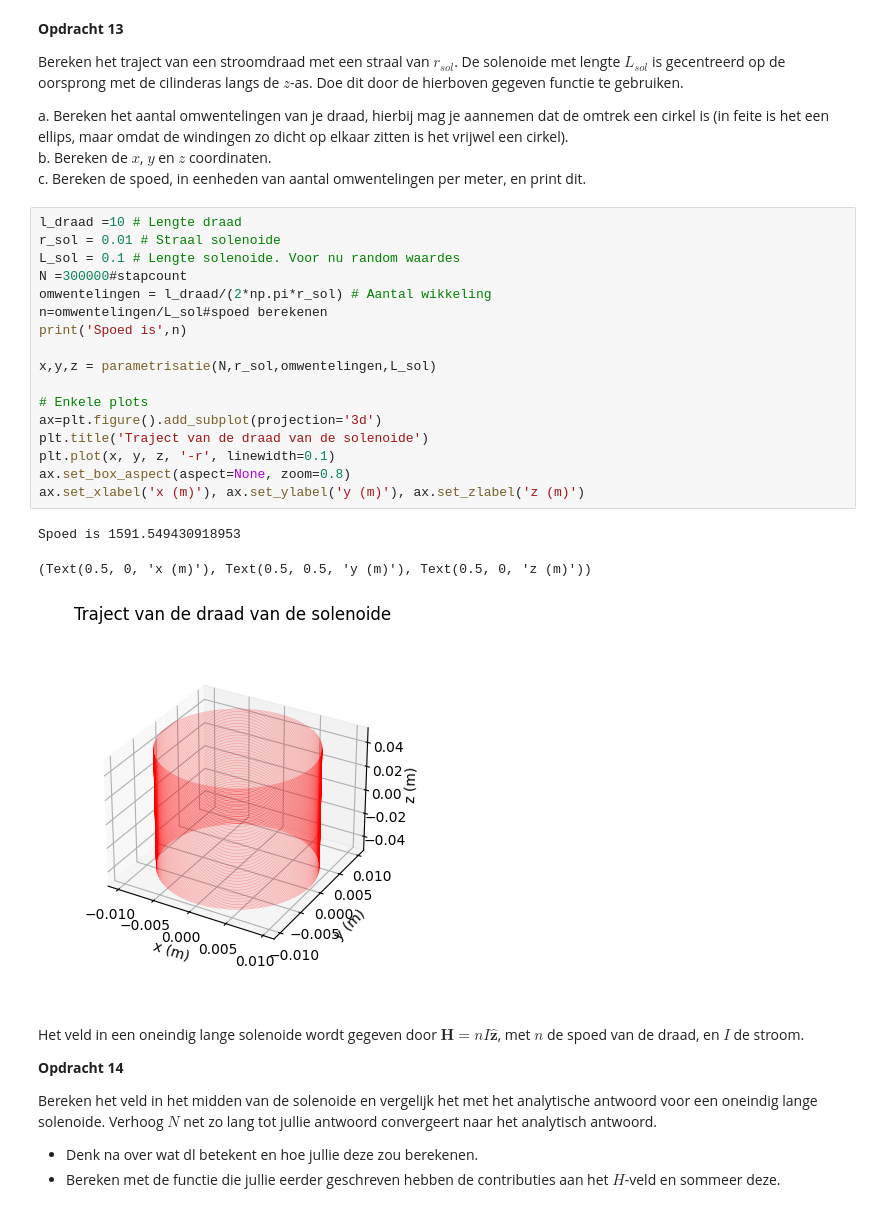
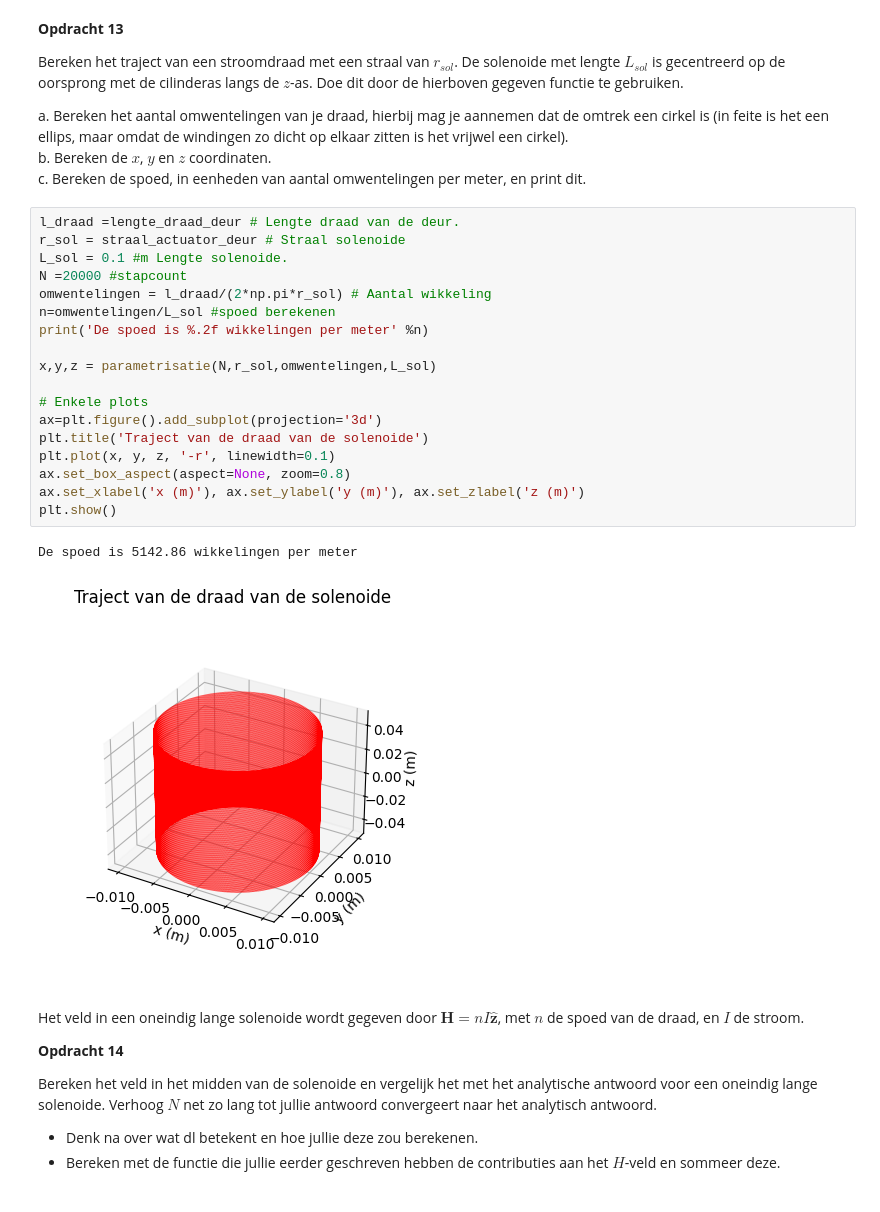
Before and after one commit to BobVill/opdrachten-DEF-D, a Jupyter notebook: KrachtactuatorOpdracht.ipynb, the cells around one changed output. Saved outputs shown, nothing was run; the diff lists cells and outputs as text.

```diff
--- a/KrachtactuatorOpdracht.ipynb
+++ b/KrachtactuatorOpdracht.ipynb
@@ -426,26 +426,26 @@ a. Bereken het aantal omwentelingen van je draad, hierbij mag je aannemen dat de
 b. Bereken de $x$, $y$ en $z$ coordinaten.\
 c. Bereken de spoed, in eenheden van aantal omwentelingen per meter, en print dit.
 # %%
-l_draad =10 # Lengte draad
-r_sol = 0.01 # Straal solenoide
-L_sol = 0.1 # Lengte solenoide. Voor nu random waardes
-N =300000#stapcount
+l_draad =lengte_draad_deur # Lengte draad van de deur.
+r_sol = straal_actuator_deur # Straal solenoide
+L_sol = 0.1 #m Lengte solenoide.
+N =20000 #stapcount
 omwentelingen = l_draad/(2*np.pi*r_sol) # Aantal wikkeling
-n=omwentelingen/L_sol#spoed berekenen
-print('Spoed is',n)
+n=omwentelingen/L_sol #spoed berekenen
+print('De spoed is %.2f wikkelingen per meter' %n)
 
 x,y,z = parametrisatie(N,r_sol,omwentelingen,L_sol)
 
 # Enkele plots
 ax=plt.figure().add_subplot(projection='3d')
 plt.title('Traject van de draad van de solenoide')
 plt.plot(x, y, z, '-r', linewidth=0.1)
 ax.set_box_aspect(aspect=None, zoom=0.8)
 ax.set_xlabel('x (m)'), ax.set_ylabel('y (m)'), ax.set_zlabel('z (m)')
+plt.show()
 # %% [output]
-Spoed is 1591.549430918953
+De spoed is 5142.86 wikkelingen per meter
-(Text(0.5, 0, 'x (m)'), Text(0.5, 0.5, 'y (m)'), Text(0.5, 0, 'z (m)'))
-[figure, old version]
+[figure, new version]
 # %% [markdown]
 Het veld in een oneindig lange solenoide wordt gegeven door $\mathbf{H} = n I \hat{\mathbf{z}}$, met $n$ de spoed van de draad, en $I$ de stroom.
 
```
Also changed, not shown: parts of 5 cells of this notebook.
